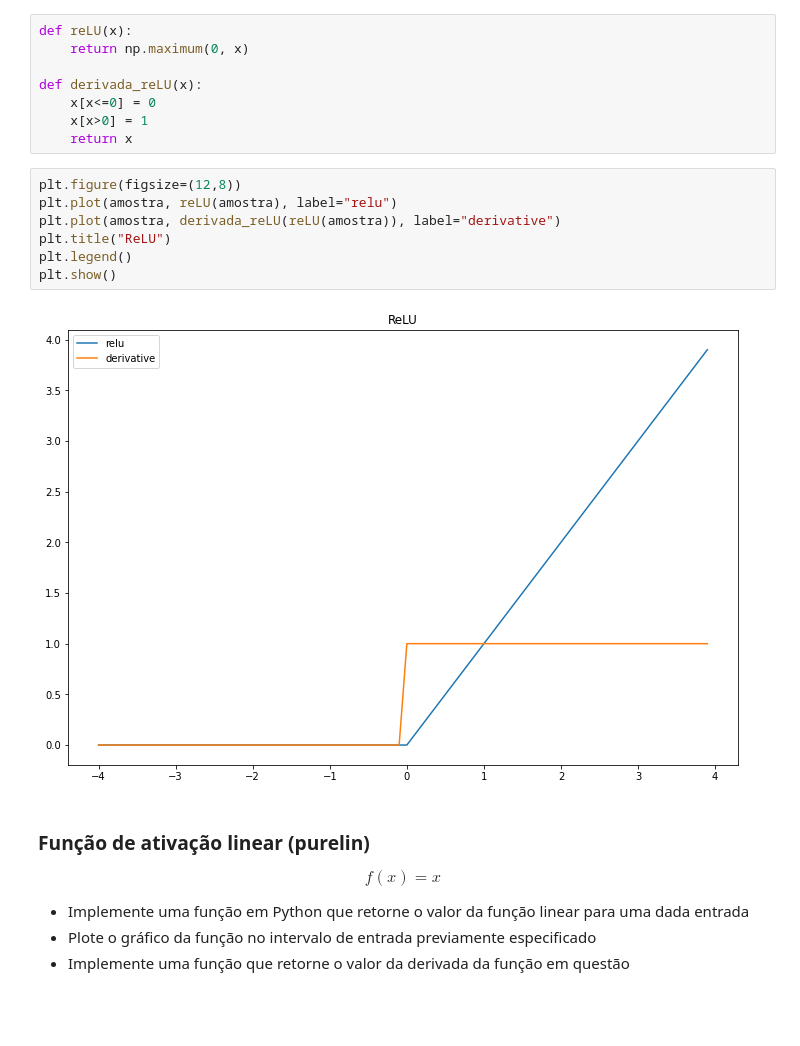
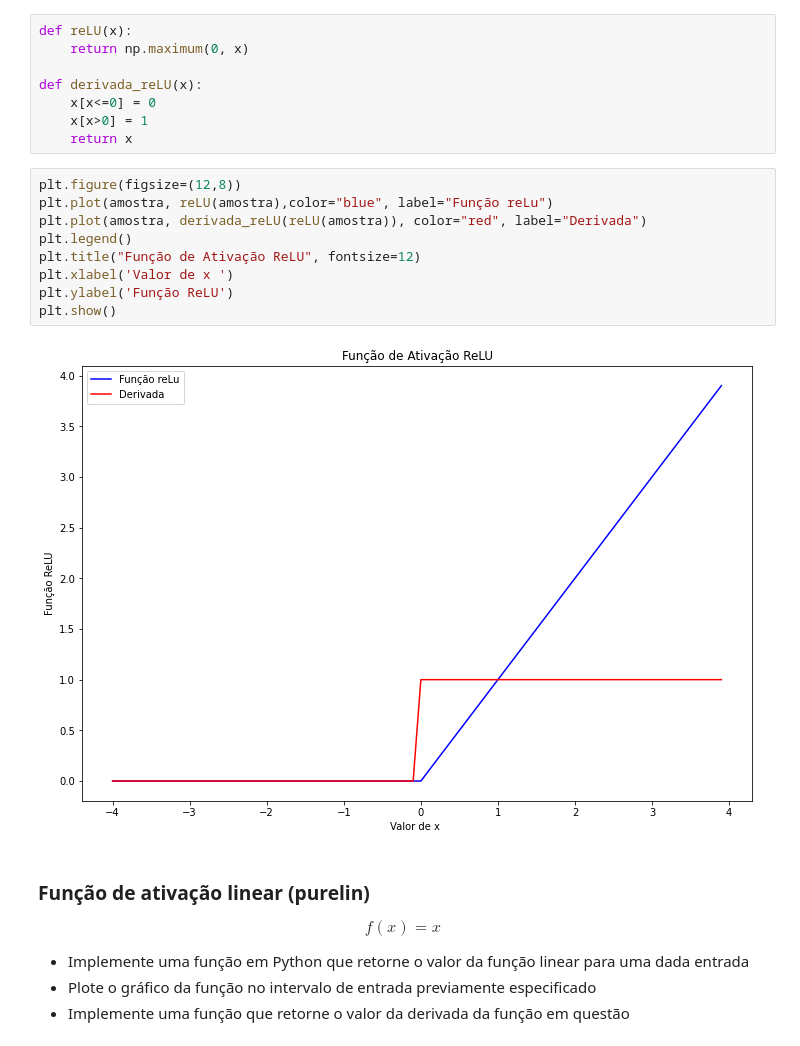
Before and after one commit to WilbertMarins/RNA-PP3.1, a Jupyter notebook: Funções de Ativação.ipynb, the cells around one changed output. Drawn from its saved outputs; the diff is of its cells as text; blank space fills up the shorter version.

```diff
--- a/Funções de Ativação.ipynb
+++ b/Funções de Ativação.ipynb
@@ -101,13 +106,15 @@ def derivada_reLU(x):
     return x
 # %%
 plt.figure(figsize=(12,8))
-plt.plot(amostra, reLU(amostra), label="relu")
-plt.plot(amostra, derivada_reLU(reLU(amostra)), label="derivative")
-plt.title("ReLU")
+plt.plot(amostra, reLU(amostra),color="blue", label="Função reLu")
+plt.plot(amostra, derivada_reLU(reLU(amostra)), color="red", label="Derivada")
 plt.legend()
+plt.title("Função de Ativação ReLU", fontsize=12)
+plt.xlabel('Valor de x ')
+plt.ylabel('Função ReLU')
 plt.show()
 # %% [output]
-[figure, old version]
+[figure, new version]
 # %% [markdown]
 ### Função de ativação linear (purelin)
 
```
Also changed, not shown: parts of 18 cells of this notebook.
